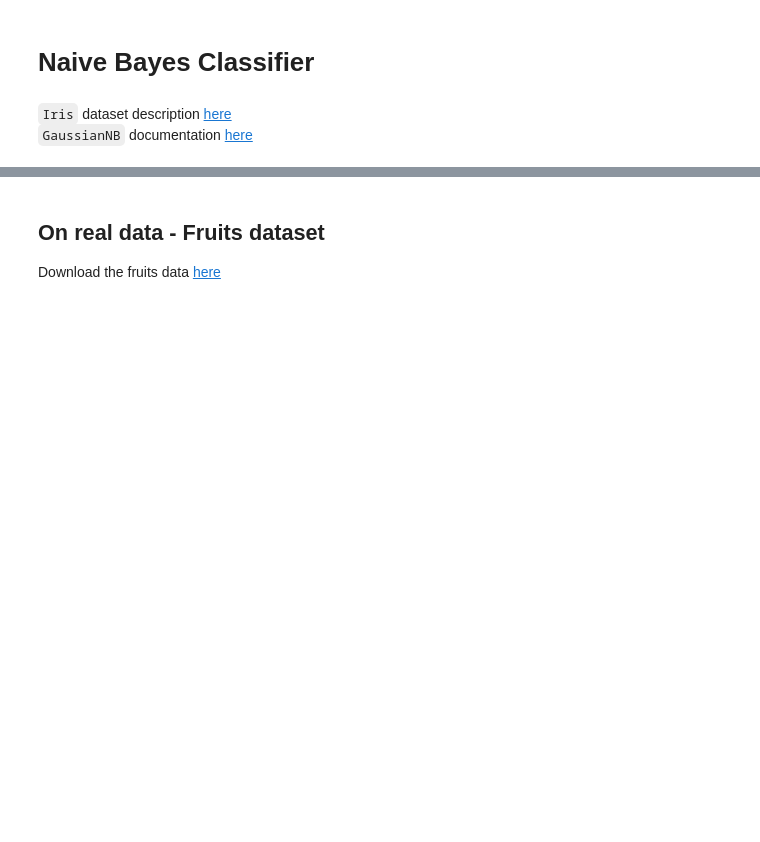
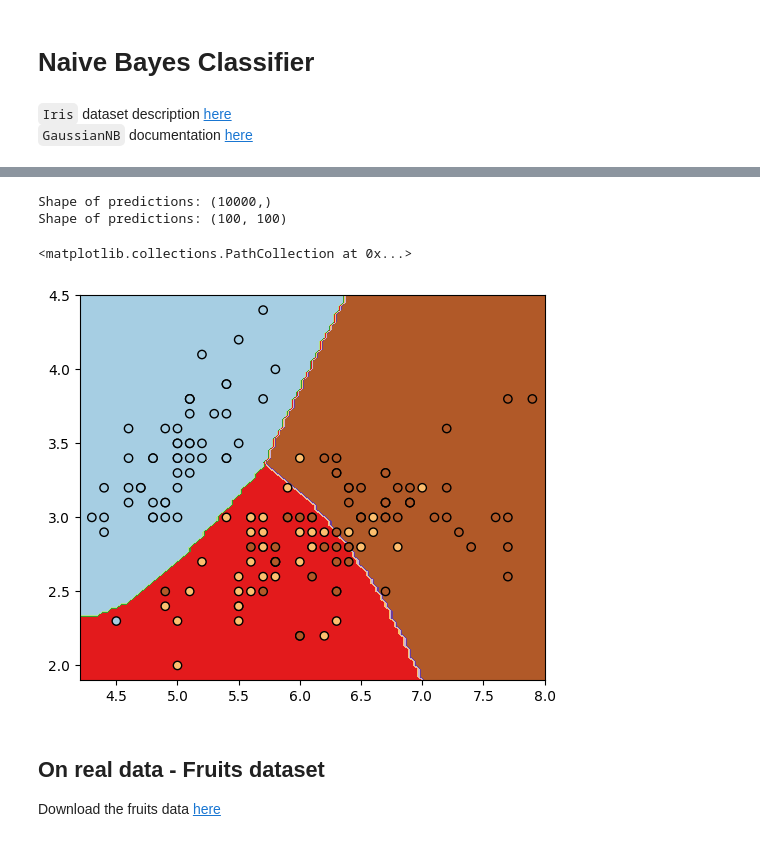
Before and after one commit to mafe97/machine_learning, a Jupyter notebook: Sem_03/Naive_Bayes.ipynb, the cells around one changed output, grey strips where cells are left out. Drawn from its saved outputs; the diff is of its cells as text; code cells hidden in the pictures; blank space fills up the shorter version.

```diff
--- a/Sem_03/Naive_Bayes.ipynb
+++ b/Sem_03/Naive_Bayes.ipynb
@@ -27,3 +40,33 @@ _
+# %%
+## Plot decision boundaries
+# Definir rango para el grid sobre el cual visualizar la frontera
+offset = 0.1 # Solo visualizacion se pone una valor razonable
+resolution = 100
+x_min, x_max = iris_X[:, 0].min() - offset, iris_X[:, 0].max() + offset
+y_min, y_max = iris_X[:, 1].min() - offset, iris_X[:, 1].max() + offset
+
+# Crear grilla de puntos con resolución 100x100
+x_grid, y_grid = np.meshgrid(
+    np.linspace(x_min, x_max, resolution),
+    np.linspace(y_min, y_max, resolution)
+)
+
+# Predecir clase para cada punto del grid
+predictions = naive_bayes.predict(np.c_[x_grid.ravel(), y_grid.ravel()]) # convertir a unidimensional las muestras que queremos predecir, se concatenan los arreglos con np.c_
+print("Shape of predictions:", predictions.shape)
+predictions = predictions.reshape(x_grid.shape)
+print("Shape of predictions:", predictions.shape)
+
+# Graficar
+_, ax = plt.subplots(figsize=(6 , 5))
+#ax.pcolormesh(x_grid, y_grid, predictions, cmap='Paired')
+ax.contourf(x_grid, y_grid, predictions, cmap='Paired')
+ax.scatter(iris_X[: , 0], iris_X[: , 1], c=iris_y, cmap='Paired', edgecolors='k')
+# %% [output]
+Shape of predictions: (10000,)
+Shape of predictions: (100, 100)
+<matplotlib.collections.PathCollection at 0x...>
+[figure, added]
 # %% [markdown]
 ## On real data - Fruits dataset
 
```
Also changed, not shown: parts of 4 cells of this notebook, 5 other files.
